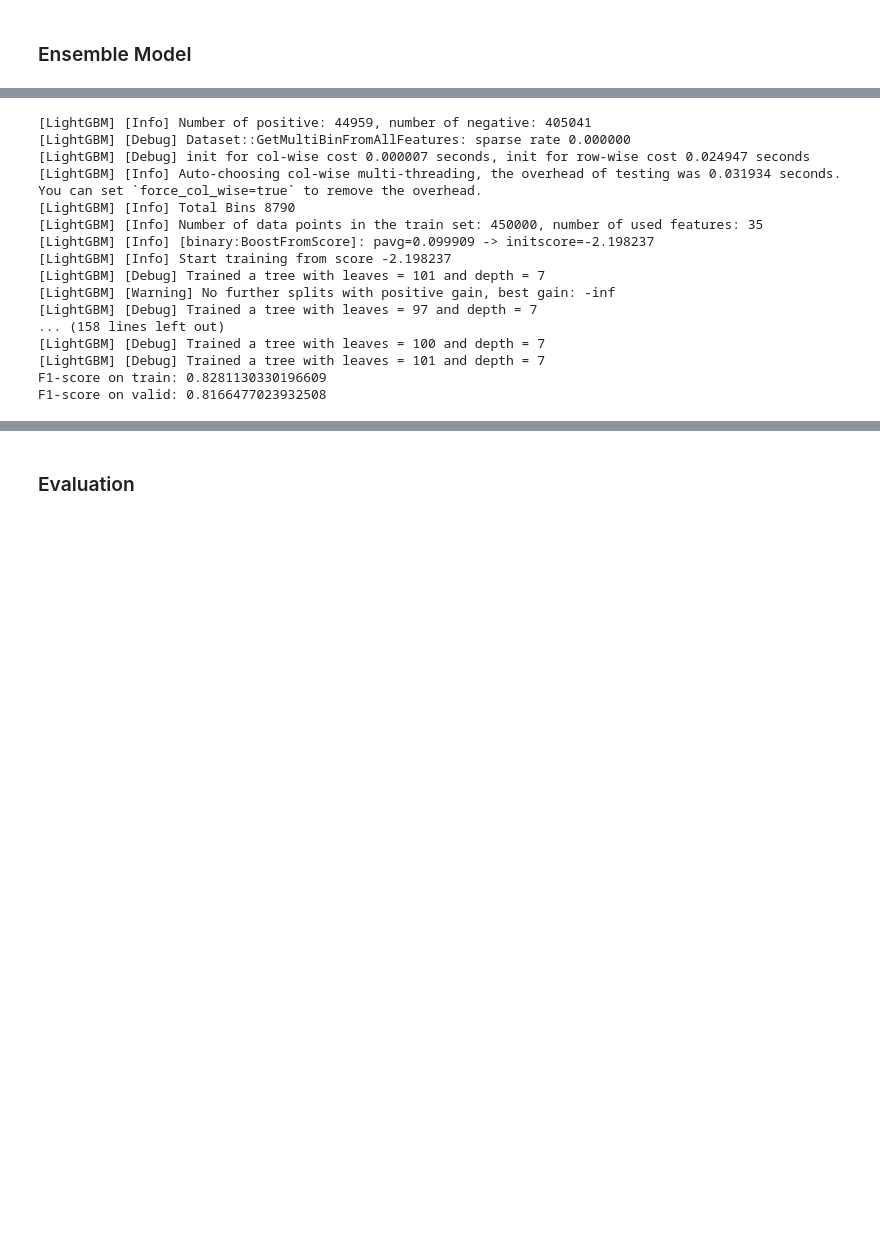
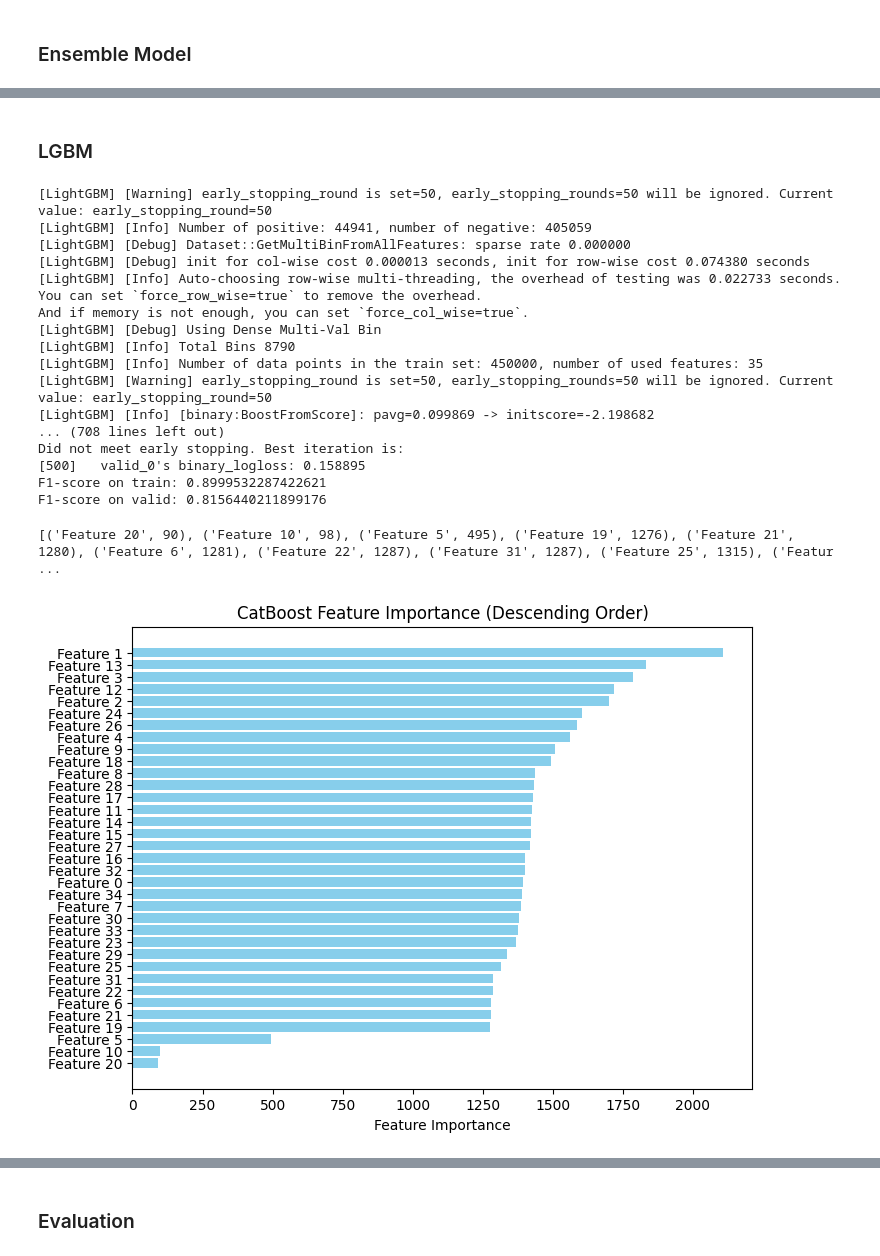
Before and after one commit to huiyuiui/MLCompetition, a Jupyter notebook: team22.ipynb, the cells around one changed output, grey strips where cells are left out. Drawn from its saved outputs; the diff is of its cells as text; code cells hidden in the pictures; blank space fills up the shorter version.

```diff
--- a/team22.ipynb
+++ b/team22.ipynb
@@ -214,0 +247,21 @@ F1-score on valid: 0.8183780499539359
+# %%
+xgb = XGBClassifier(
+    n_estimators=500,
+    max_depth=7,
+    early_stopping_rounds=50,
+    objective='binary:logistic',
+    reg_lambda=1.2,
+    min_child_weight=4,
+    # eval_metric='auc',
+    scale_pos_weight=1.5, # 1.5
+    n_jobs=-1,)
+
+eval_set = [(X_train_selected, y_train), (X_valid_selected, y_valid)]
+
+xgb.fit(X_train_selected, y_train, eval_set=eval_set, verbose=10)
+
+y_pred_train = xgb.predict(X_train_selected)
+y_pred_val =  xgb.predict(X_valid_selected)
+
+print(f"F1-score on train: {f1_score(y_train, y_pred_train, average='macro')}")
+print(f"F1-score on valid: {f1_score(y_valid, y_pred_val, average='macro')}")
@@ -215,13 +282,15 @@ F1-score on valid: 0.8183780499539359
+# %% [markdown]
+### LGBM
 # %%
 lgb = LGBMClassifier(
-  # n_estimators=200,
+  n_estimators=500,
   max_depth=7,
   num_leaves=101,
   min_child_samples=8,
   reg_lambda=1.2,
-  # early_stopping_rounds=20,
+  early_stopping_rounds=50,
   # is_unbalance=True,
-  scale_pos_weight=1.5,
+  scale_pos_weight=2,
   n_jobs=-1,
   verbose=10)
 
@@ -233,20 +302,37 @@ y_pred_val =  lgb.predict(X_valid)
 print(f"F1-score on train: {f1_score(y_train, y_pred_train, average='macro')}")
 print(f"F1-score on valid: {f1_score(y_valid, y_pred_val, average='macro')}")
 # %% [output]
-[LightGBM] [Info] Number of positive: 44959, number of negative: 405041
+[LightGBM] [Warning] early_stopping_round is set=50, early_stopping_rounds=50 will be ignored. Current value: early_stopping_round=50
+[LightGBM] [Info] Number of positive: 44941, number of negative: 405059
 [LightGBM] [Debug] Dataset::GetMultiBinFromAllFeatures: sparse rate 0.000000
-[LightGBM] [Debug] init for col-wise cost 0.000007 seconds, init for row-wise cost 0.024947 seconds
-[LightGBM] [Info] Auto-choosing col-wise multi-threading, the overhead of testing was 0.031934 seconds.
-You can set `force_col_wise=true` to remove the overhead.
+[LightGBM] [Debug] init for col-wise cost 0.000013 seconds, init for row-wise cost 0.074380 seconds
+[LightGBM] [Info] Auto-choosing row-wise multi-threading, the overhead of testing was 0.022733 seconds.
+You can set `force_row_wise=true` to remove the overhead.
+And if memory is not enough, you can set `force_col_wise=true`.
+[LightGBM] [Debug] Using Dense Multi-Val Bin
 [LightGBM] [Info] Total Bins 8790
 [LightGBM] [Info] Number of data points in the train set: 450000, number of used features: 35
-[LightGBM] [Info] [binary:BoostFromScore]: pavg=0.099909 -> initscore=-2.198237
-[LightGBM] [Info] Start training from score -2.198237
-[LightGBM] [Debug] Trained a tree with leaves = 101 and depth = 7
-[LightGBM] [Warning] No further splits with positive gain, best gain: -inf
-[LightGBM] [Debug] Trained a tree with leaves = 97 and depth = 7
-... (158 lines left out)
-[LightGBM] [Debug] Trained a tree with leaves = 100 and depth = 7
-[LightGBM] [Debug] Trained a tree with leaves = 101 and depth = 7
-F1-score on train: 0.8281130330196609
-F1-score on valid: 0.8166477023932508
+[LightGBM] [Warning] early_stopping_round is set=50, early_stopping_rounds=50 will be ignored. Current value: early_stopping_round=50
+[LightGBM] [Info] [binary:BoostFromScore]: pavg=0.099869 -> initscore=-2.198682
+... (708 lines left out)
+Did not meet early stopping. Best iteration is:
+[500]   valid_0's binary_logloss: 0.158895
+F1-score on train: 0.8999532287422621
+F1-score on valid: 0.8156440211899176
+# %%
+feature_importances = lgb.feature_importances_
+
+feature_names = [f'Feature {i}' for i in range(len(feature_importances))]
+
+features_importance_sorted = sorted(zip(feature_names, feature_importances), key=lambda x: x[1])
+feature_names_sorted, feature_importances_sorted = zip(*features_importance_sorted)
+print(features_importance_sorted)
+
+plt.figure(figsize=(8, 6))
+plt.barh(feature_names_sorted, feature_importances_sorted, color='skyblue')
+plt.xlabel('Feature Importance')
+plt.title('CatBoost Feature Importance (Descending Order)')
+plt.show()
+# %% [output]
+[('Feature 20', 90), ('Feature 10', 98), ('Feature 5', 495), ('Feature 19', 1276), ('Feature 21', 1280), ('Feature 6', 1281), ('Feature 22', 1287), ('Feature 31', 1287), ('Feature 25', 1315), ('Featur ...
+[figure, added]
```
Also changed, not shown: parts of 28 cells of this notebook.
